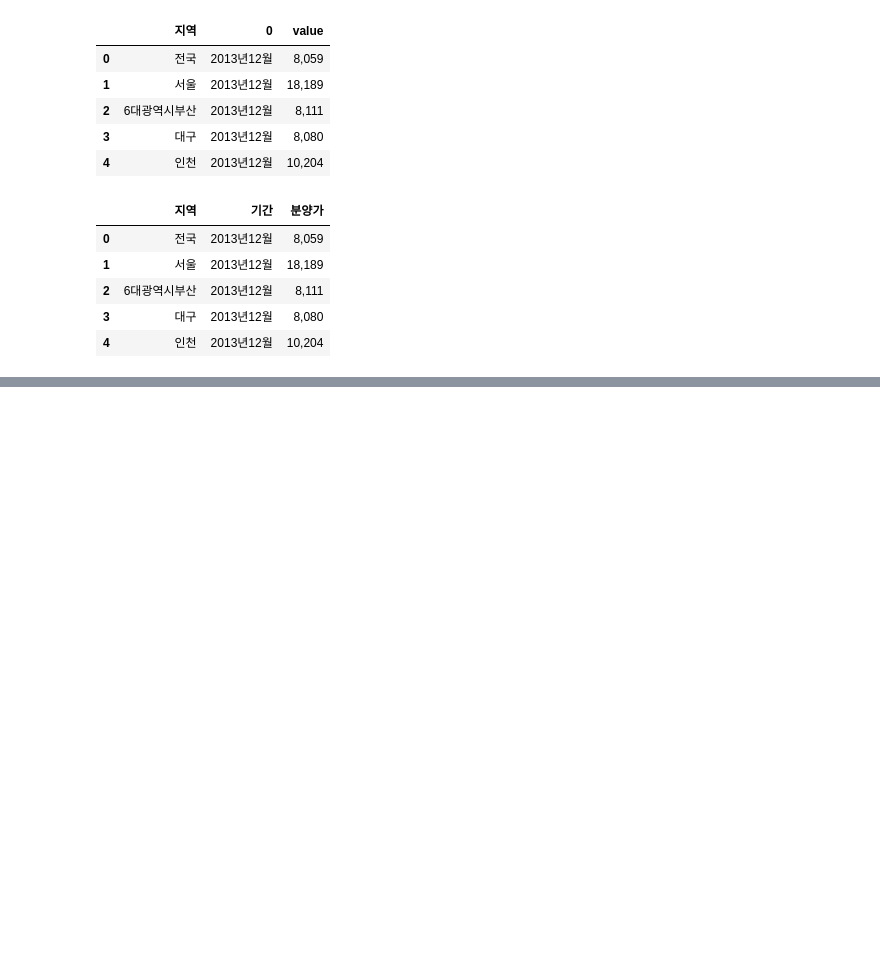
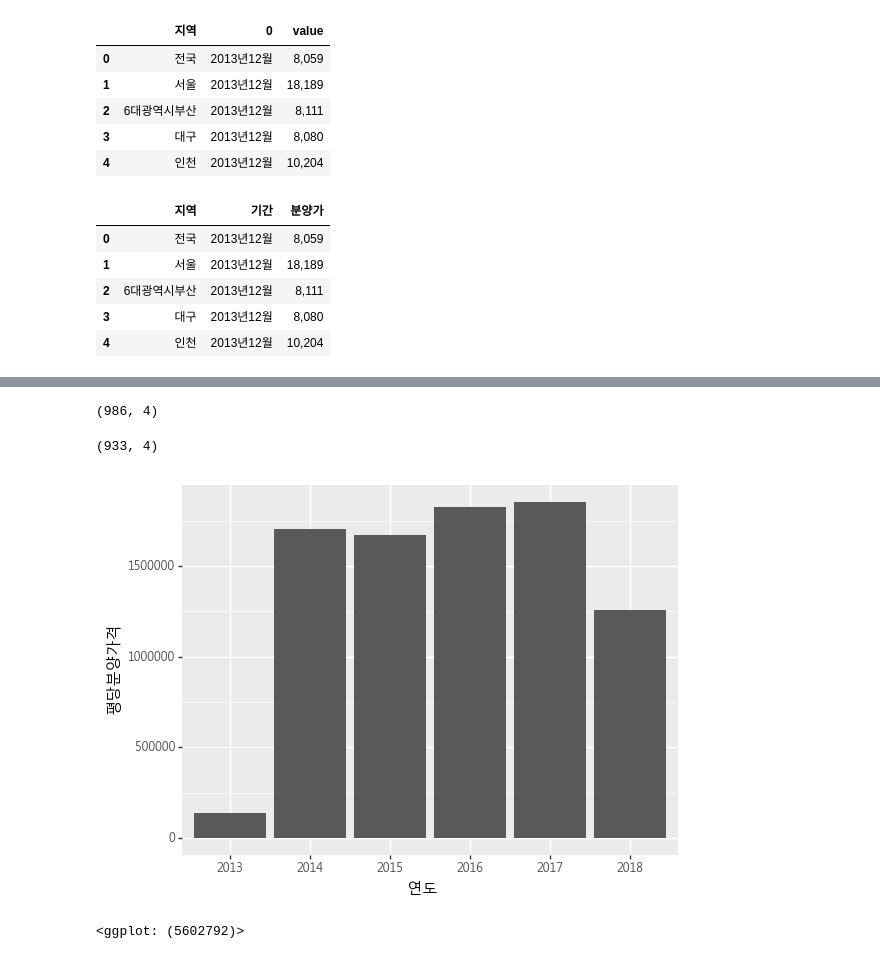
Before and after one commit to boyoung-place/DS_study, a Jupyter notebook: 머신러닝-데이터분석-교육/데이터분석/데이터분석활용예제1.ipynb, the cells around one changed output, grey strips where cells are left out. Drawn from its saved outputs; the diff is of its cells as text; code cells hidden in the pictures; blank space fills up the shorter version.

```diff
--- a/머신러닝-데이터분석-교육/데이터분석/데이터분석활용예제1.ipynb
+++ b/머신러닝-데이터분석-교육/데이터분석/데이터분석활용예제1.ipynb
@@ -422,0 +532,3 @@ df_2013_2015
+# %%
+df_2013_2015_prepare.columns = ["지역명", "연도", "월", "평당분양가격"]  # .columns가 컬럼명 바꿀 수 있는건가
+df_2013_2015_prepare
@@ -422,0 +554,4 @@ df_2013_2015
+# %%
+# 두 테이블의 병합
+df_2013_2018 = pd.concat([df_2013_2015_prepare,df_2015_2018_prepare])
+df_2013_2018.shape
@@ -422,0 +603,18 @@ df_2013_2015
+# %%
+df_2013_2018.drop(df_2013_2018.loc[df_2013_2018["지역명"].str.match("전국|수도권")].index, axis=0, inplace=True)
+# %%
+df_2013_2018.shape
+# %% [output]
+(986, 4)
+# %%
+df_2013_2018.drop(df_2013_2018.loc[df_2013_2018["지역명"]==''].index, axis=0, inplace=True)
+# %%
+df_2013_2018.shape
+# %% [output]
+(933, 4)
+# %%
+(ggplot(df_2013_2018, aes(x='연도', y='평당분양가격'))
+    + geom_bar(stat='identity') + theme(text=element_text(family=font_name)))   #aes도 축 이었음?
+# %% [output]
+[figure, added]
+<ggplot: (5602792)>
```
Also changed, not shown: parts of 29 cells of this notebook.
